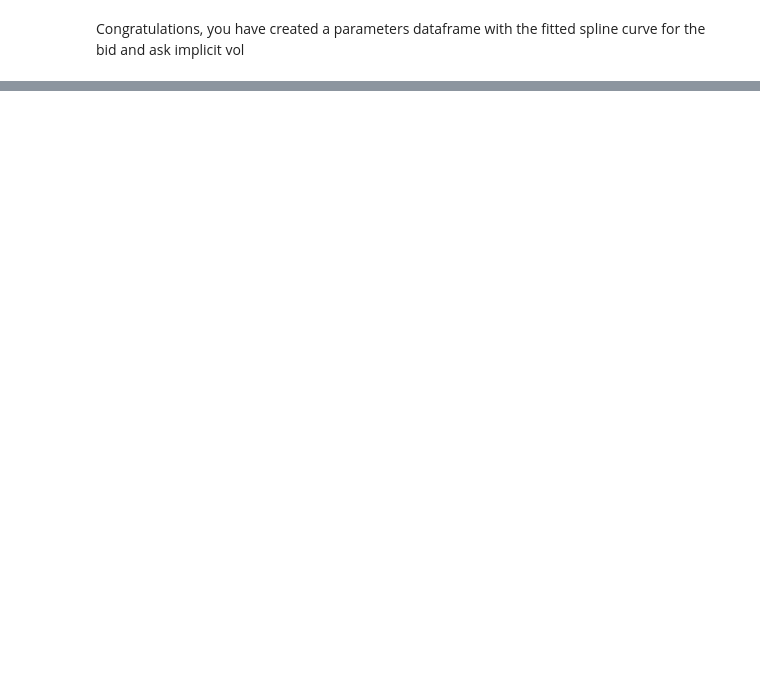
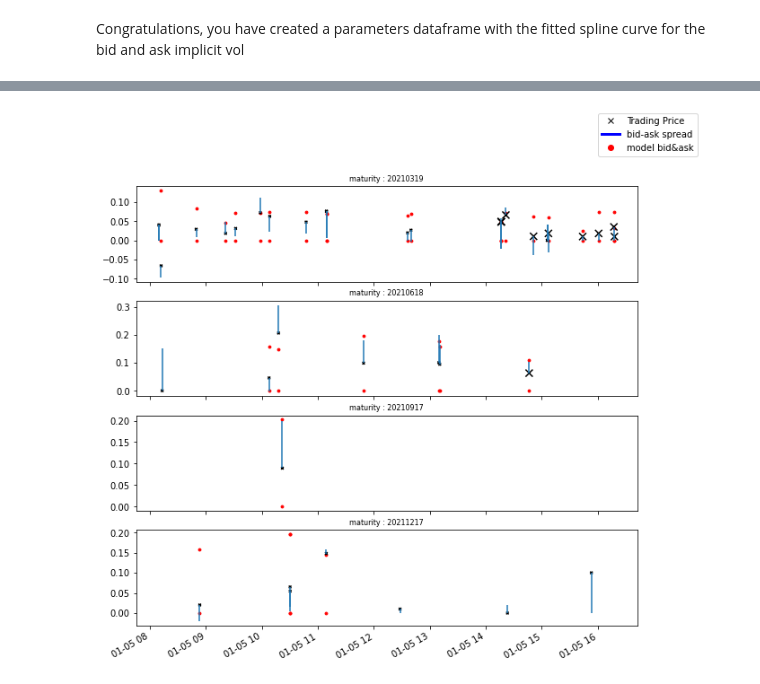
Before and after one commit to canari-dev/Trades-Dynamics-with-Deutsche-Boerse-A7, a Jupyter notebook: Trades_Dynamics.ipynb, the cells around one changed output, grey strips where cells are left out. Cells and saved outputs as stored; diff of their text form; code cells hidden in the pictures; blank space fills up the shorter version.

```diff
--- a/Trades_Dynamics.ipynb
+++ b/Trades_Dynamics.ipynb
@@ -442,0 +483,8 @@ TF.graph_aggressivity('20210105', C.trades(0))
+# %%
+# We can now pick one clusqter and look into it in details :
+
+TF.graph_aggressivity('20210105', C.trades(1))
+
+# Trades belonging for the cluster (whose number was passed as argument in graph_aggressivity) get a larger cross
+# %% [output]
+[figure, added]
```
Also changed, not shown: parts of 25 cells of this notebook, 3 other files.
